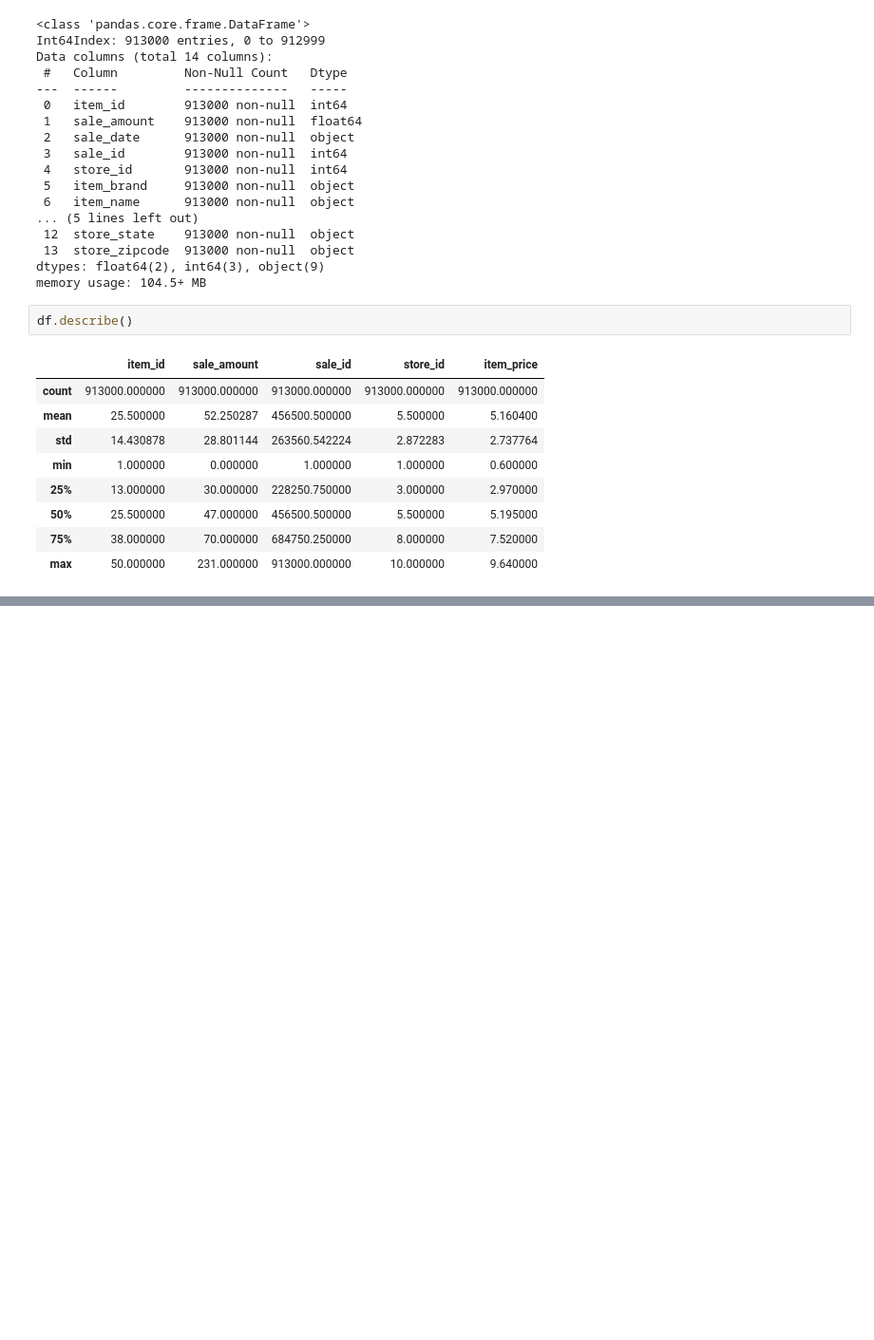
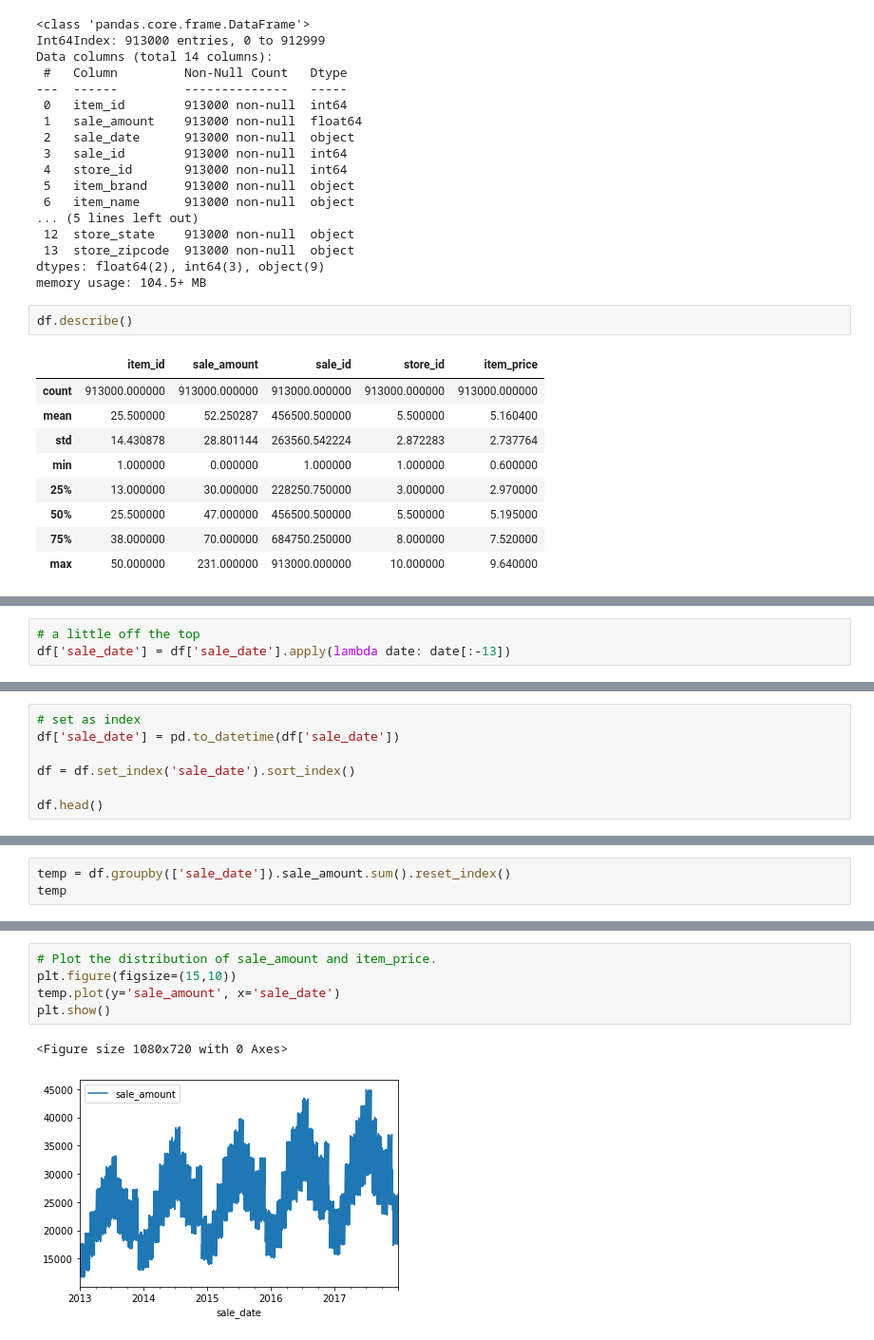
Before and after one commit to BraedenWright/time-series-exercises, a Jupyter notebook: prepare.ipynb, the cells around one changed output, grey strips where cells are left out. Shown: that part at 95% size. Saved outputs shown, nothing was run; the diff lists cells and outputs as text; blank space fills up the shorter version.

```diff
--- a/prepare.ipynb
+++ b/prepare.ipynb
@@ -91,0 +188,3 @@ df.describe()
+# %%
+# a little off the top
+df['sale_date'] = df['sale_date'].apply(lambda date: date[:-13])
@@ -91,0 +200,7 @@ df.describe()
+# %%
+# set as index
+df['sale_date'] = pd.to_datetime(df['sale_date'])
+
+df = df.set_index('sale_date').sort_index()
+
+df.head()
@@ -91,0 +238,3 @@ df.describe()
+# %%
+temp = df.groupby(['sale_date']).sale_amount.sum().reset_index()
+temp
@@ -91,0 +255,8 @@ df.describe()
+# %%
+# Plot the distribution of sale_amount and item_price.
+plt.figure(figsize=(15,10))
+temp.plot(y='sale_amount', x='sale_date')
+plt.show()
+# %% [output]
+<Figure size 1080x720 with 0 Axes>
+[figure, added]
```
Also changed, not shown: parts of 21 cells of this notebook, 2 other files.
